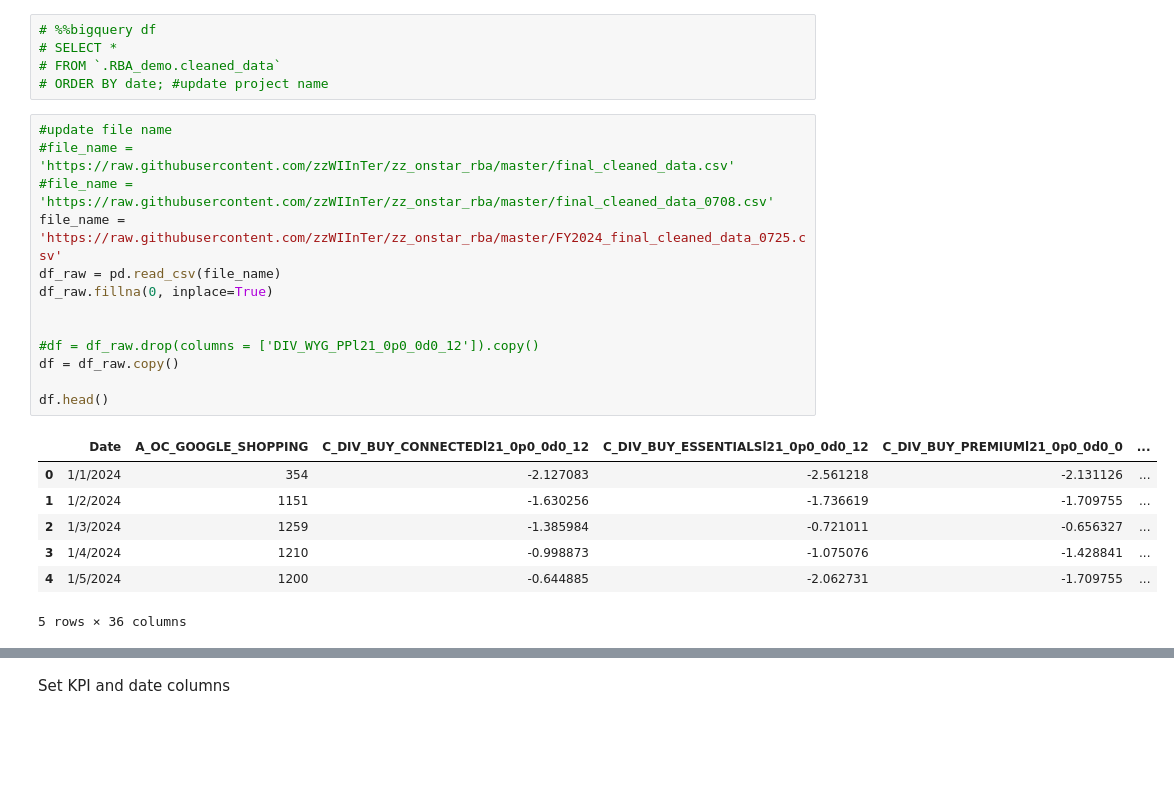
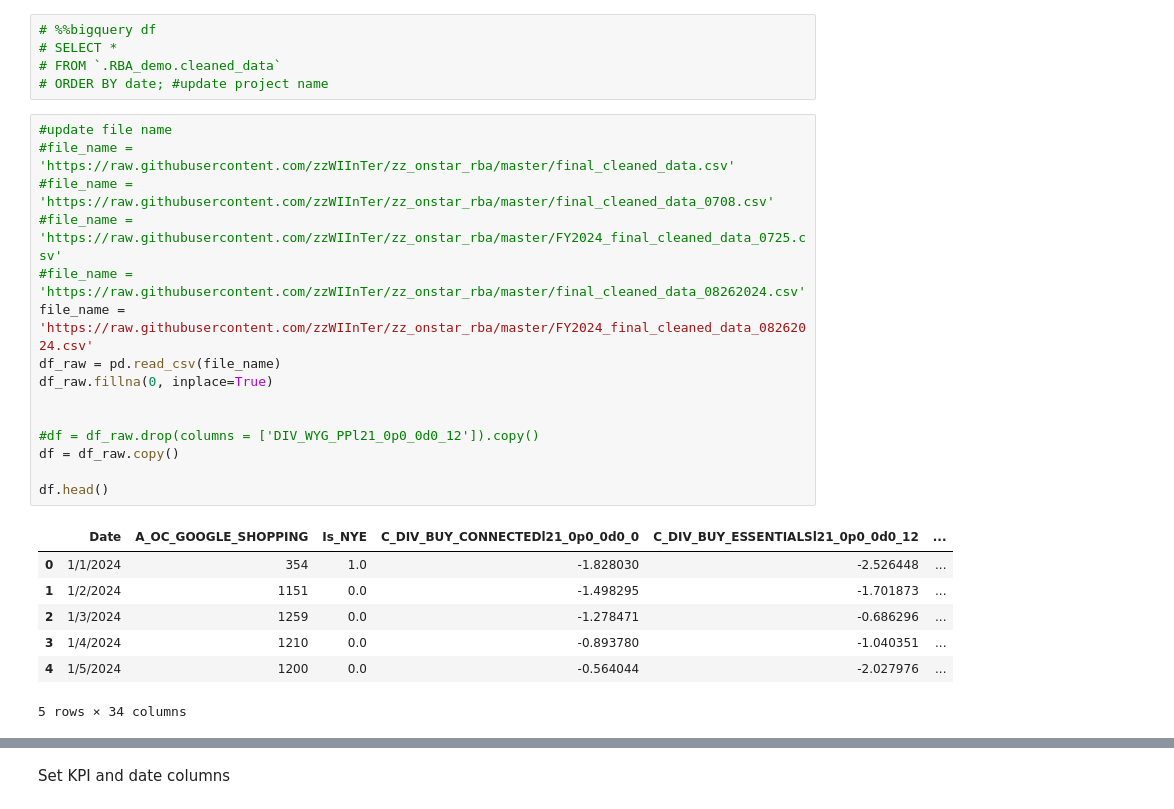
Before and after one commit to zzWIInTer/zz_onstar_rba, a Jupyter notebook: Boosted Trees Regression (BQML).ipynb, the cells around one changed output, grey strips where cells are left out. Drawn from its saved outputs; the diff is of its cells as text; blank space fills up the shorter version.

```diff
--- a/Boosted Trees Regression (BQML).ipynb
+++ b/Boosted Trees Regression (BQML).ipynb
@@ -114,21 +114,23 @@ Pulls all of the data from the cleaned data table and stores into a dataframe "d
 # %%
 #update file name
 #file_name = 'https://raw.githubusercontent.com/zzWIInTer/zz_onstar_rba/master/final_cleaned_data.csv'
 #file_name = 'https://raw.githubusercontent.com/zzWIInTer/zz_onstar_rba/master/final_cleaned_data_0708.csv'
-file_name = 'https://raw.githubusercontent.com/zzWIInTer/zz_onstar_rba/master/FY2024_final_cleaned_data_0725.csv'
+#file_name = 'https://raw.githubusercontent.com/zzWIInTer/zz_onstar_rba/master/FY2024_final_cleaned_data_0725.csv'
+#file_name = 'https://raw.githubusercontent.com/zzWIInTer/zz_onstar_rba/master/final_cleaned_data_08262024.csv'
+file_name = 'https://raw.githubusercontent.com/zzWIInTer/zz_onstar_rba/master/FY2024_final_cleaned_data_08262024.csv'
 df_raw = pd.read_csv(file_name)
 df_raw.fillna(0, inplace=True)
 
 
 #df = df_raw.drop(columns = ['DIV_WYG_PPl21_0p0_0d0_12']).copy()
 df = df_raw.copy()
 
 df.head()
 # %% [output]
-|  | Date | A_OC_GOOGLE_SHOPPING | C_DIV_BUY_CONNECTEDl21_0p0_0d0_12 | C_DIV_BUY_ESSENTIALSl21_0p0_0d0_12 | C_DIV_BUY_PREMIUMl21_0p0_0d0_0 | ... |
-| 0 | 1/1/2024 | 354 | -2.127083 | -2.561218 | -2.131126 | ... |
-| 1 | 1/2/2024 | 1151 | -1.630256 | -1.736619 | -1.709755 | ... |
-| 2 | 1/3/2024 | 1259 | -1.385984 | -0.721011 | -0.656327 | ... |
-| 3 | 1/4/2024 | 1210 | -0.998873 | -1.075076 | -1.428841 | ... |
-| 4 | 1/5/2024 | 1200 | -0.644885 | -2.062731 | -1.709755 | ... |
+|  | Date | A_OC_GOOGLE_SHOPPING | Is_NYE | C_DIV_BUY_CONNECTEDl21_0p0_0d0_0 | C_DIV_BUY_ESSENTIALSl21_0p0_0d0_12 | ... |
+| 0 | 1/1/2024 | 354 | 1.0 | -1.828030 | -2.526448 | ... |
+| 1 | 1/2/2024 | 1151 | 0.0 | -1.498295 | -1.701873 | ... |
+| 2 | 1/3/2024 | 1259 | 0.0 | -1.278471 | -0.686296 | ... |
+| 3 | 1/4/2024 | 1210 | 0.0 | -0.893780 | -1.040351 | ... |
+| 4 | 1/5/2024 | 1200 | 0.0 | -0.564044 | -2.027976 | ... |
-5 rows × 36 columns
+5 rows × 34 columns
```
Also changed, not shown: parts of 10 cells of this notebook.
